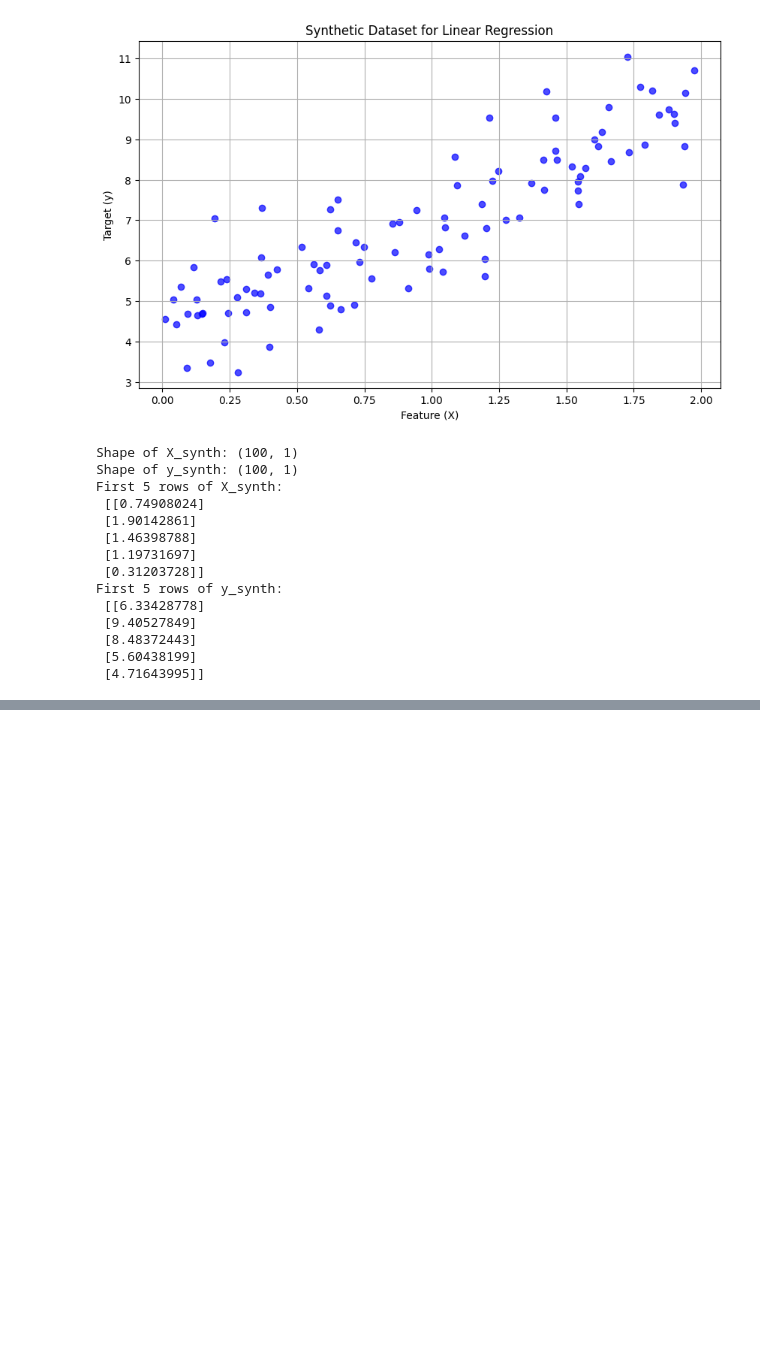
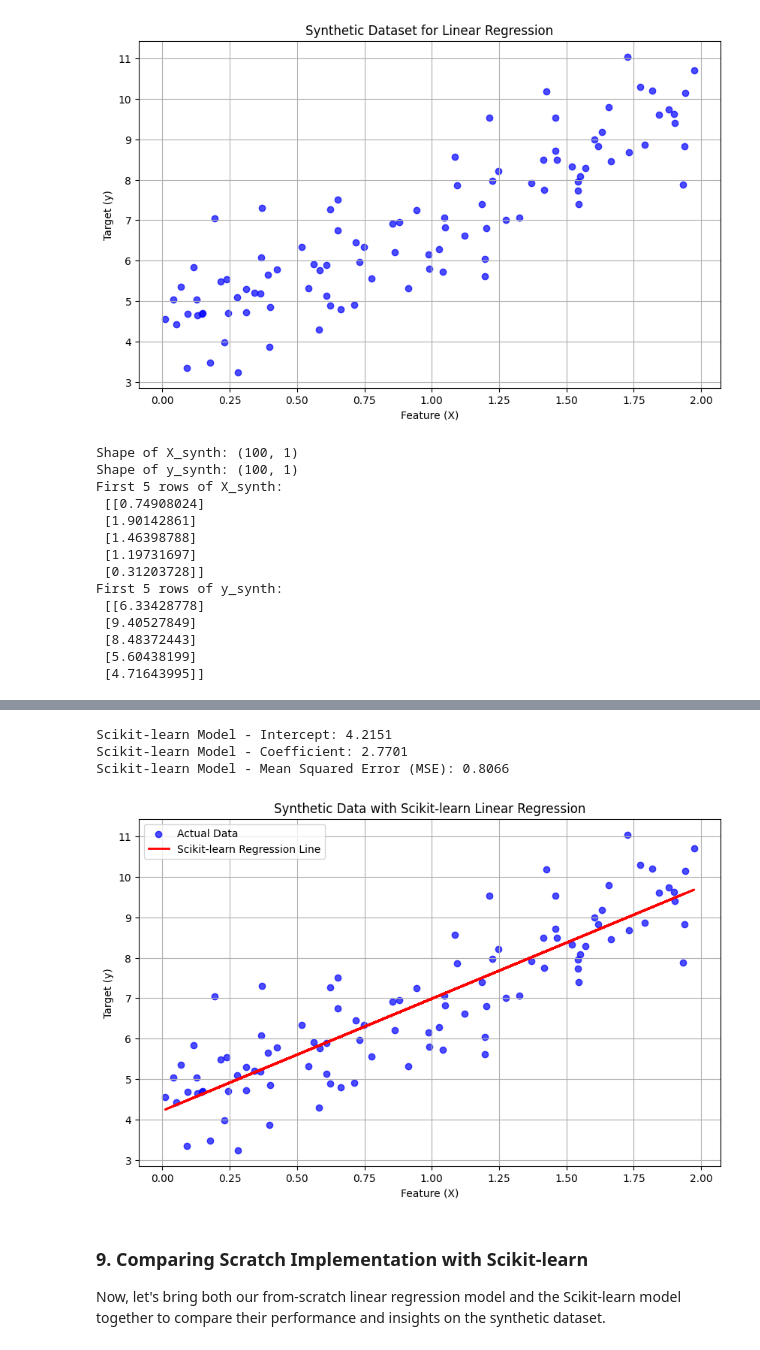
Before and after one commit to amit-sahu-a11y/ML_projects_for_practice, a Jupyter notebook: Untitled51.ipynb, the cells around one changed output, grey strips where cells are left out. Drawn from its saved outputs; the diff is of its cells as text; code cells hidden in the pictures; blank space fills up the shorter version.

Commit message:
a visualization to plot my model's predictions against the synthetic data. and key result

```diff
--- a/Untitled51.ipynb
+++ b/Untitled51.ipynb
@@ -220,0 +225,41 @@ First 5 rows of y_synth:
+# %%
+# Import LinearRegression from Scikit-learn
+from sklearn.linear_model import LinearRegression
+from sklearn.metrics import mean_squared_error
+
+# Create a Linear Regression model instance
+model_sklearn = LinearRegression()
+
+# Train the model on our synthetic data
+model_sklearn.fit(X_synth, y_synth)
+
+# Make predictions using the trained model
+y_pred_sklearn = model_sklearn.predict(X_synth)
+
+# Evaluate the model (e.g., using Mean Squared Error)
+mse_sklearn = mean_squared_error(y_synth, y_pred_sklearn)
+
+print(f"Scikit-learn Model - Intercept: {model_sklearn.intercept_[0]:.4f}")
+print(f"Scikit-learn Model - Coefficient: {model_sklearn.coef_[0][0]:.4f}")
+print(f"Scikit-learn Model - Mean Squared Error (MSE): {mse_sklearn:.4f}")
+# %% [output]
+Scikit-learn Model - Intercept: 4.2151
+Scikit-learn Model - Coefficient: 2.7701
+Scikit-learn Model - Mean Squared Error (MSE): 0.8066
+# %%
+# Visualize the synthetic data and the Scikit-learn regression line
+plt.figure(figsize=(10, 6))
+plt.scatter(X_synth, y_synth, c='blue', alpha=0.7, label='Actual Data')
+plt.plot(X_synth, y_pred_sklearn, color='red', linewidth=2, label='Scikit-learn Regression Line')
+plt.title('Synthetic Data with Scikit-learn Linear Regression')
+plt.xlabel('Feature (X)')
+plt.ylabel('Target (y)')
+plt.grid(True)
+plt.legend()
+plt.show()
+# %% [output]
+[figure, added]
+# %% [markdown]
+### 9. Comparing Scratch Implementation with Scikit-learn
+
+Now, let's bring both our from-scratch linear regression model and the Scikit-learn model together to compare their performance and insights on the synthetic dataset.
```
Also changed, not shown: parts of 4 cells of this notebook.
